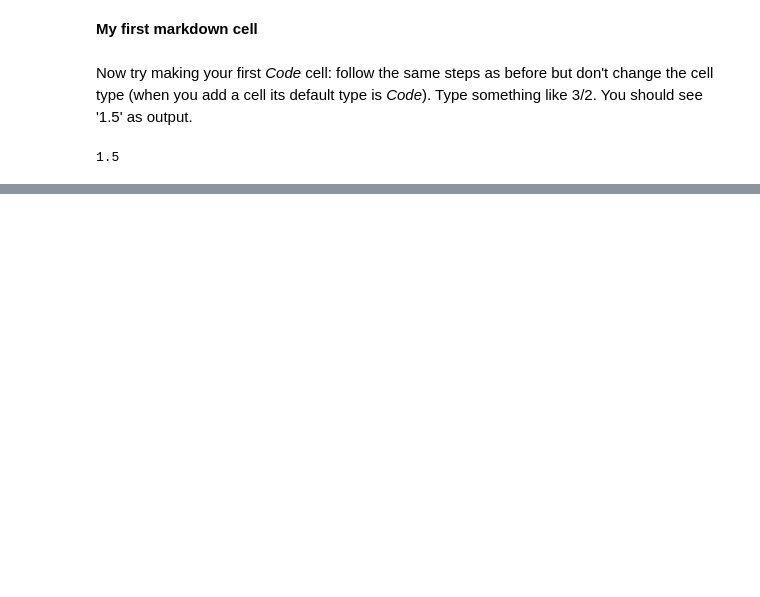
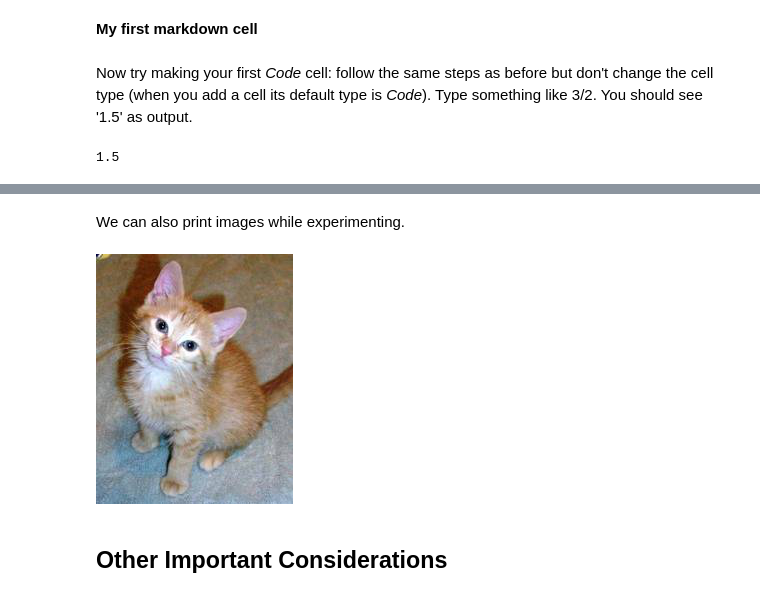
Before and after one commit to OSU-BMBL/BMI8050-2020, a Jupyter notebook: 0_Introduction_to_Jupyter.ipynb, the cells around one changed output, grey strips where cells are left out. Drawn from its saved outputs; the diff is of its cells as text; code cells hidden in the pictures; blank space fills up the shorter version.

```diff
--- a/0_Introduction_to_Jupyter.ipynb
+++ b/0_Introduction_to_Jupyter.ipynb
@@ -47,0 +78,8 @@ Now try making your first _Code_ cell: follow the same steps as before but don't
+# %% [markdown]
+We can also print images while experimenting.
+# %%
+Image.open('images/chapter0_cat_example.jpg')
+# %% [output]
+[figure, added]
+# %% [markdown]
+## Other Important Considerations
```
Also changed, not shown: parts of 40 cells of this notebook, 10 other files.
